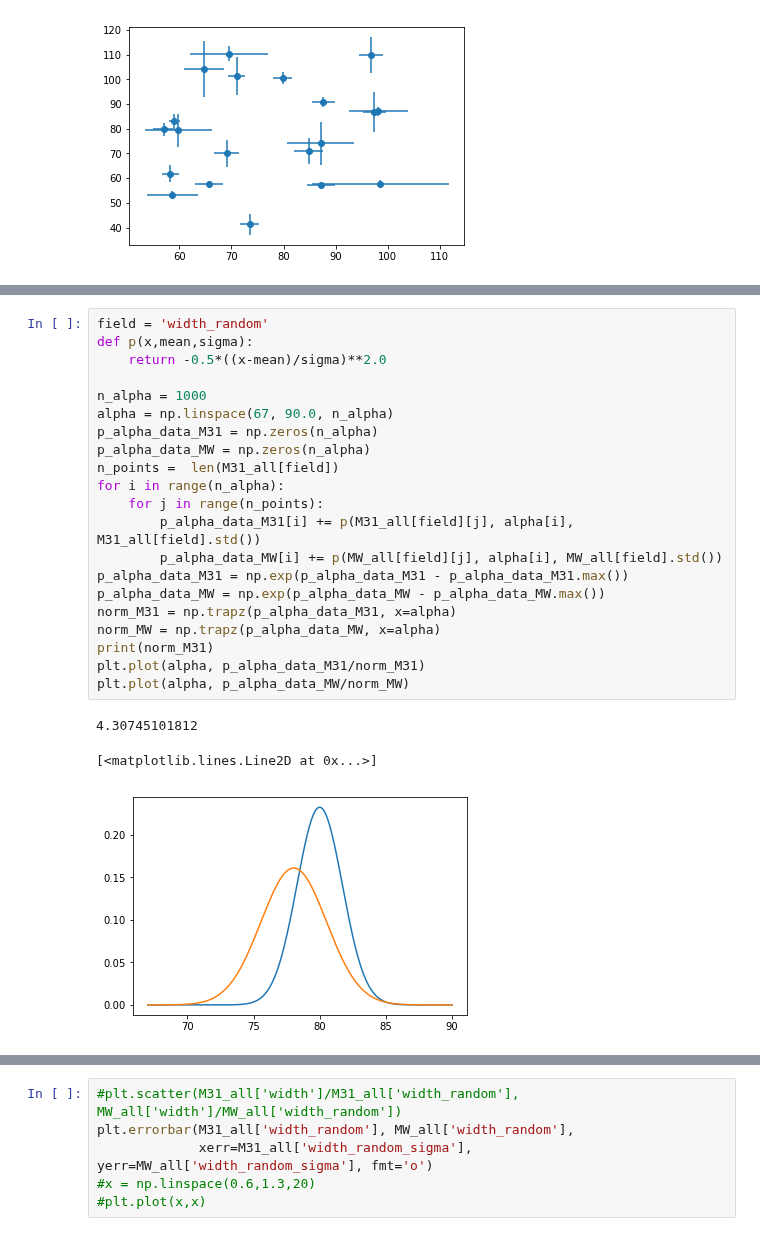
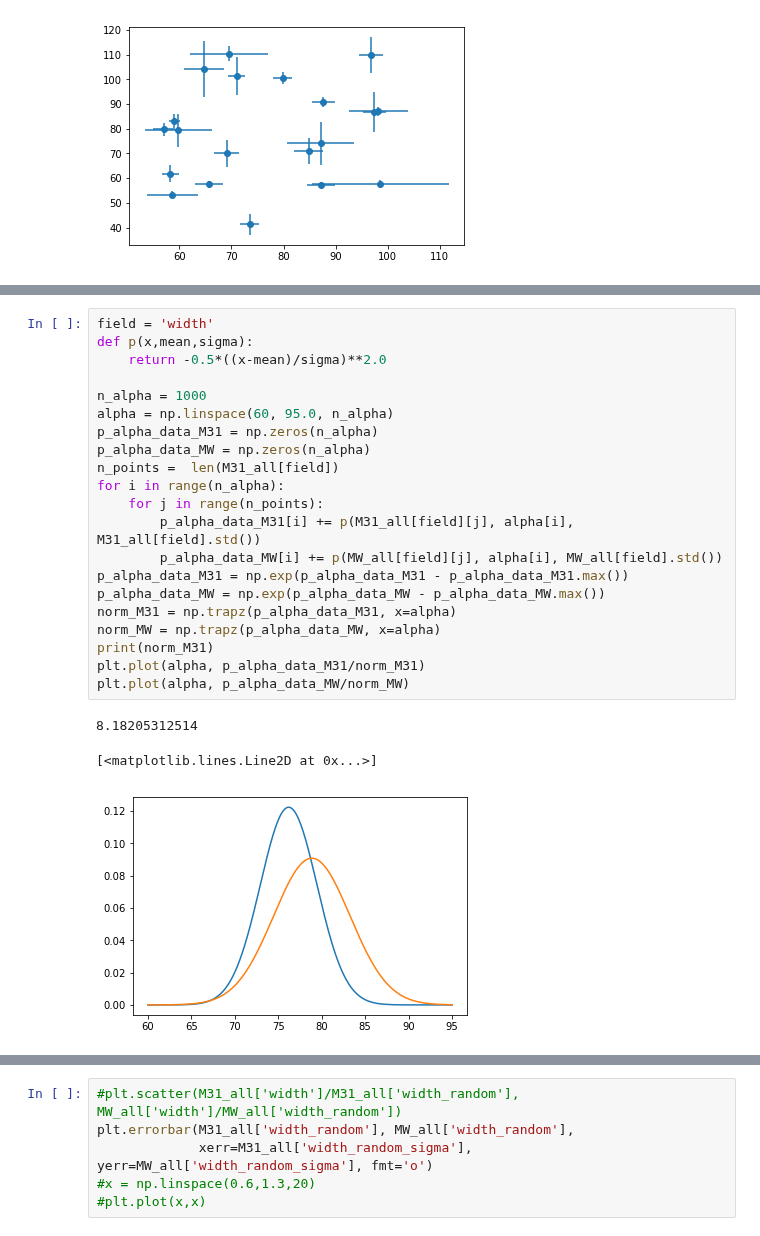
Before and after one commit to astroandes/SatelliteShapeLG, a Jupyter notebook: code/LG_randomize.ipynb, the cells around one changed output, grey strips where cells are left out. Cells and saved outputs as stored; diff of their text form.

```diff
--- a/code/LG_randomize.ipynb
+++ b/code/LG_randomize.ipynb
@@ -423,25 +433,25 @@ plt.errorbar(M31_all['width'], MW_all['width'],
 # %%
-field = 'width_random'
+field = 'width'
 def p(x,mean,sigma):
     return -0.5*((x-mean)/sigma)**2.0
 
 n_alpha = 1000
-alpha = np.linspace(67, 90.0, n_alpha)
+alpha = np.linspace(60, 95.0, n_alpha)
 p_alpha_data_M31 = np.zeros(n_alpha)
 p_alpha_data_MW = np.zeros(n_alpha)
 n_points =  len(M31_all[field])
 for i in range(n_alpha):
     for j in range(n_points):
         p_alpha_data_M31[i] += p(M31_all[field][j], alpha[i], M31_all[field].std())
         p_alpha_data_MW[i] += p(MW_all[field][j], alpha[i], MW_all[field].std())
 p_alpha_data_M31 = np.exp(p_alpha_data_M31 - p_alpha_data_M31.max())
 p_alpha_data_MW = np.exp(p_alpha_data_MW - p_alpha_data_MW.max())
 norm_M31 = np.trapz(p_alpha_data_M31, x=alpha)
 norm_MW = np.trapz(p_alpha_data_MW, x=alpha)
 print(norm_M31)
 plt.plot(alpha, p_alpha_data_M31/norm_M31)
 plt.plot(alpha, p_alpha_data_MW/norm_MW)
 # %% [output]
-4.30745101812
+8.18205312514
 [<matplotlib.lines.Line2D at 0x...>]
-[figure, old version]
+[figure, new version]
```
Also changed, not shown: parts of 8 cells of this notebook.
